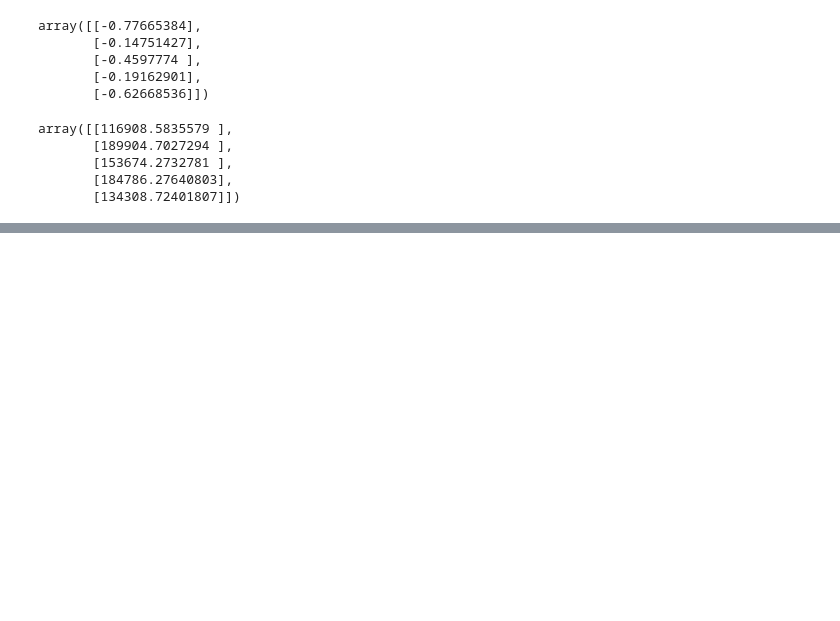
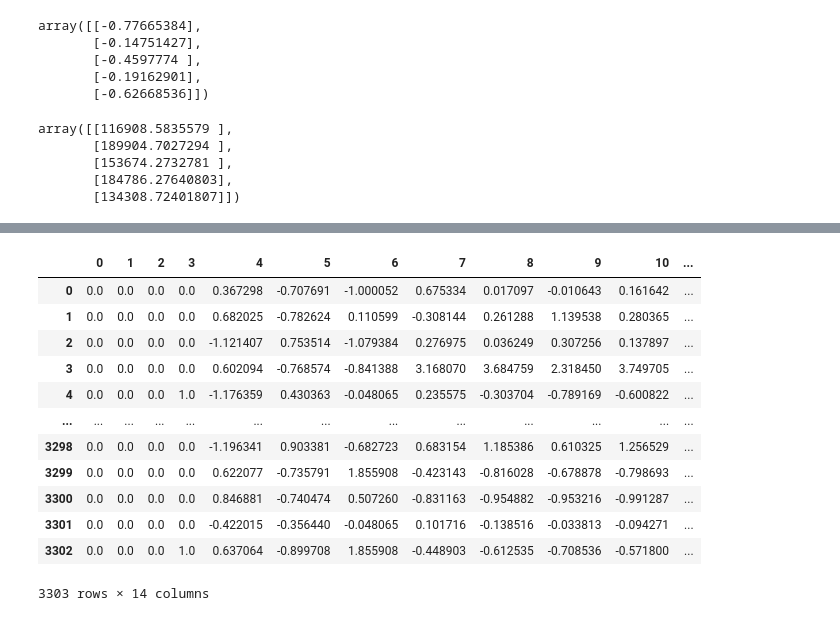
Before and after one commit to misrapk/Complete-Data-Science-and-ML-Preparation, a Jupyter notebook: Projects/01HousingPrice.ipynb, the cells around one changed output, grey strips where cells are left out. Cells and saved outputs as stored; diff of their text form; code cells hidden in the pictures; blank space fills up the shorter version.

```diff
--- a/Projects/01HousingPrice.ipynb
+++ b/Projects/01HousingPrice.ipynb
@@ -653,0 +1131,17 @@ array([[116908.5835579 ],
+# %%
+X_test = preprocessor.transform(X_test)   #apply transformation on test (transform)
+pd.DataFrame(X_test)
+# %% [output]
+|  | 0 | 1 | 2 | 3 | 4 | 5 | 6 | 7 | 8 | 9 | 10 | ... |
+| 0 | 0.0 | 0.0 | 0.0 | 0.0 | 0.367298 | -0.707691 | -1.000052 | 0.675334 | 0.017097 | -0.010643 | 0.161642 | ... |
+| 1 | 0.0 | 0.0 | 0.0 | 0.0 | 0.682025 | -0.782624 | 0.110599 | -0.308144 | 0.261288 | 1.139538 | 0.280365 | ... |
+| 2 | 0.0 | 0.0 | 0.0 | 0.0 | -1.121407 | 0.753514 | -1.079384 | 0.276975 | 0.036249 | 0.307256 | 0.137897 | ... |
+| 3 | 0.0 | 0.0 | 0.0 | 0.0 | 0.602094 | -0.768574 | -0.841388 | 3.168070 | 3.684759 | 2.318450 | 3.749705 | ... |
+| 4 | 0.0 | 0.0 | 0.0 | 1.0 | -1.176359 | 0.430363 | -0.048065 | 0.235575 | -0.303704 | -0.789169 | -0.600822 | ... |
+| ... | ... | ... | ... | ... | ... | ... | ... | ... | ... | ... | ... | ... |
+| 3298 | 0.0 | 0.0 | 0.0 | 0.0 | -1.196341 | 0.903381 | -0.682723 | 0.683154 | 1.185386 | 0.610325 | 1.256529 | ... |
+| 3299 | 0.0 | 0.0 | 0.0 | 0.0 | 0.622077 | -0.735791 | 1.855908 | -0.423143 | -0.816028 | -0.678878 | -0.798693 | ... |
+| 3300 | 0.0 | 0.0 | 0.0 | 0.0 | 0.846881 | -0.740474 | 0.507260 | -0.831163 | -0.954882 | -0.953216 | -0.991287 | ... |
+| 3301 | 0.0 | 0.0 | 0.0 | 0.0 | -0.422015 | -0.356440 | -0.048065 | 0.101716 | -0.138516 | -0.033813 | -0.094271 | ... |
+| 3302 | 0.0 | 0.0 | 0.0 | 1.0 | 0.637064 | -0.899708 | 1.855908 | -0.448903 | -0.612535 | -0.708536 | -0.571800 | ... |
+3303 rows × 14 columns
```
Also changed, not shown: parts of 44 cells of this notebook.
